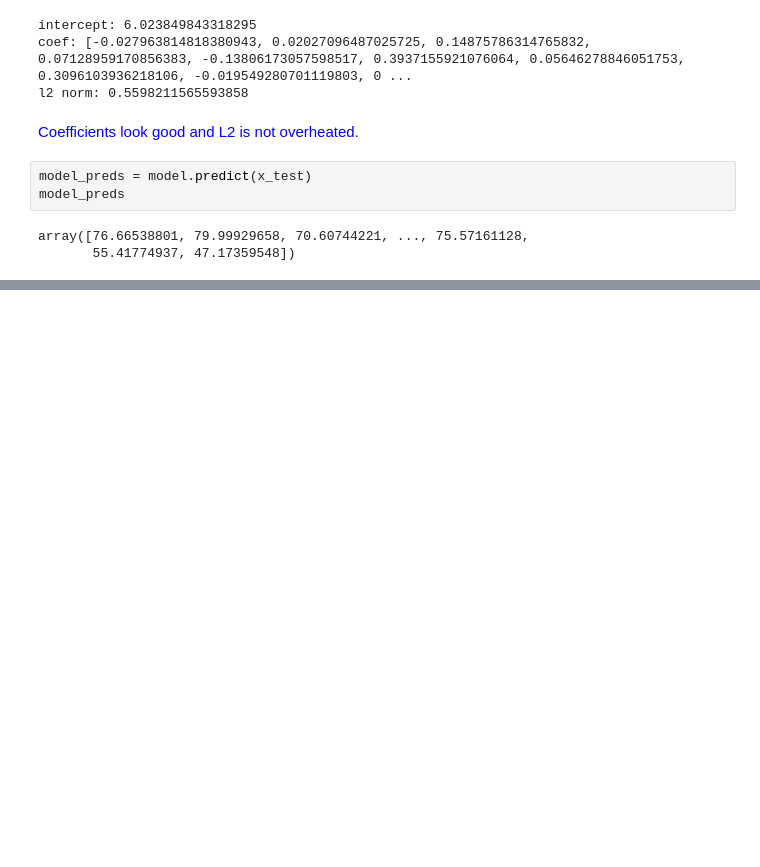
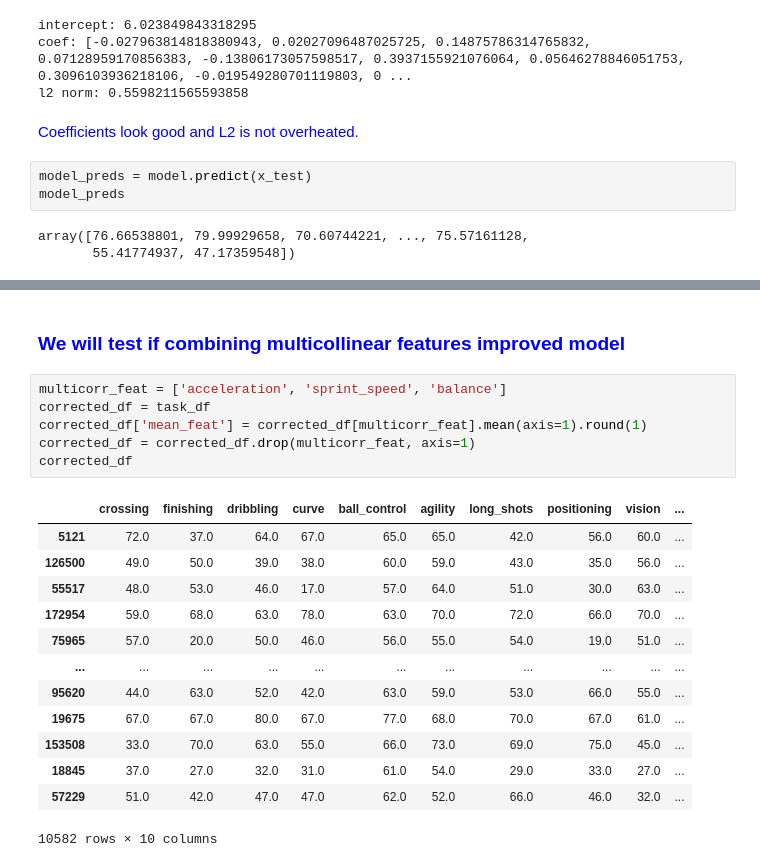
Before and after one commit to codekot/linear_regression, a Jupyter notebook: linear_regression.ipynb, the cells around one changed output, grey strips where cells are left out. Drawn from its saved outputs; the diff is of its cells as text; blank space fills up the shorter version.

```diff
--- a/linear_regression.ipynb
+++ b/linear_regression.ipynb
@@ -1907,0 +1905,22 @@ fit_and_evaluate(model, x_train, y_train, x_test, y_test)
+# %% [markdown]
+### <font color='blue'>We will test if combining multicollinear features improved model
+# %%
+multicorr_feat = ['acceleration', 'sprint_speed', 'balance']
+corrected_df = task_df
+corrected_df['mean_feat'] = corrected_df[multicorr_feat].mean(axis=1).round(1)
+corrected_df = corrected_df.drop(multicorr_feat, axis=1)
+corrected_df
+# %% [output]
+|  | crossing | finishing | dribbling | curve | ball_control | agility | long_shots | positioning | vision | ... |
+| 5121 | 72.0 | 37.0 | 64.0 | 67.0 | 65.0 | 65.0 | 42.0 | 56.0 | 60.0 | ... |
+| 126500 | 49.0 | 50.0 | 39.0 | 38.0 | 60.0 | 59.0 | 43.0 | 35.0 | 56.0 | ... |
+| 55517 | 48.0 | 53.0 | 46.0 | 17.0 | 57.0 | 64.0 | 51.0 | 30.0 | 63.0 | ... |
+| 172954 | 59.0 | 68.0 | 63.0 | 78.0 | 63.0 | 70.0 | 72.0 | 66.0 | 70.0 | ... |
+| 75965 | 57.0 | 20.0 | 50.0 | 46.0 | 56.0 | 55.0 | 54.0 | 19.0 | 51.0 | ... |
+| ... | ... | ... | ... | ... | ... | ... | ... | ... | ... | ... |
+| 95620 | 44.0 | 63.0 | 52.0 | 42.0 | 63.0 | 59.0 | 53.0 | 66.0 | 55.0 | ... |
+| 19675 | 67.0 | 67.0 | 80.0 | 67.0 | 77.0 | 68.0 | 70.0 | 67.0 | 61.0 | ... |
+| 153508 | 33.0 | 70.0 | 63.0 | 55.0 | 66.0 | 73.0 | 69.0 | 75.0 | 45.0 | ... |
+| 18845 | 37.0 | 27.0 | 32.0 | 31.0 | 61.0 | 54.0 | 29.0 | 33.0 | 27.0 | ... |
+| 57229 | 51.0 | 42.0 | 47.0 | 47.0 | 62.0 | 52.0 | 66.0 | 46.0 | 32.0 | ... |
+10582 rows × 10 columns
```
Also changed, not shown: parts of 33 cells of this notebook.
